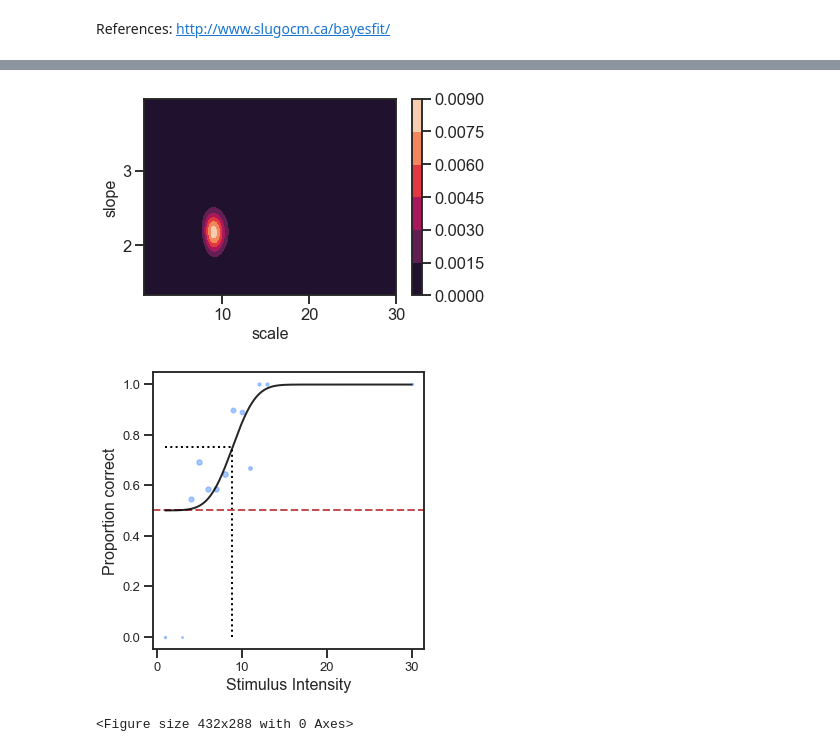
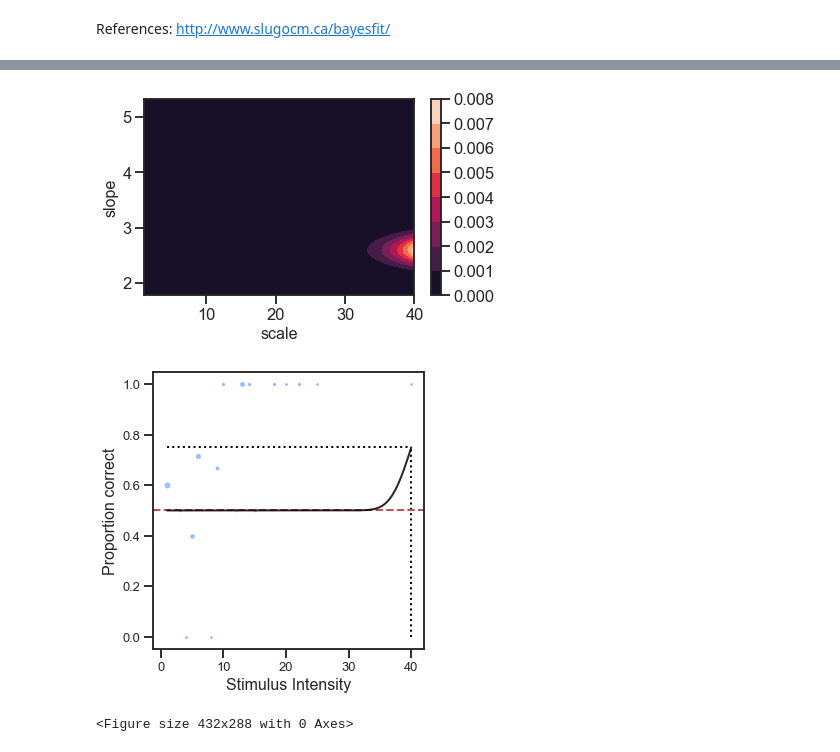
Before and after one commit to embodied-computation-group/Cardioception, a Jupyter notebook: cardioception/Analyses/Analyses.ipynb, the cells around one changed output, grey strips where cells are left out. Cells and saved outputs as stored; diff of their text form; code cells hidden in the pictures.

```diff
--- a/cardioception/Analyses/Analyses.ipynb
+++ b/cardioception/Analyses/Analyses.ipynb
@@ -11,7 +13,7 @@ from cardioception.plotting import hrd_convergence, plot_confidence
 # %% [markdown]
 **Import data**
 # %%
-results_df = pd.read_csv('nicolas.txt')
+results_df = pd.read_csv('test3.txt')
 # %% [markdown]
 # Plot convergence
 # %%
@@ -77,10 +164,10 @@ metrics, options = bf.fitmodel(data, param_free = param_free, priors = priors, s
 # %%
 bf.plot_posterior(metrics)
 # %% [output]
-[figure, old version]
+[figure, new version]
 # %%
-bf.plot_psyfcn(data, options, metrics)
+fig = bf.plot_psyfcn(data, options, metrics)
 plt.savefig('psychometric.png', dpi=600)
 # %% [output]
-[figure, old version]
+[figure, new version]
 <Figure size 432x288 with 0 Axes>
```
Also changed, not shown: parts of 15 cells of this notebook, 34 other files.
